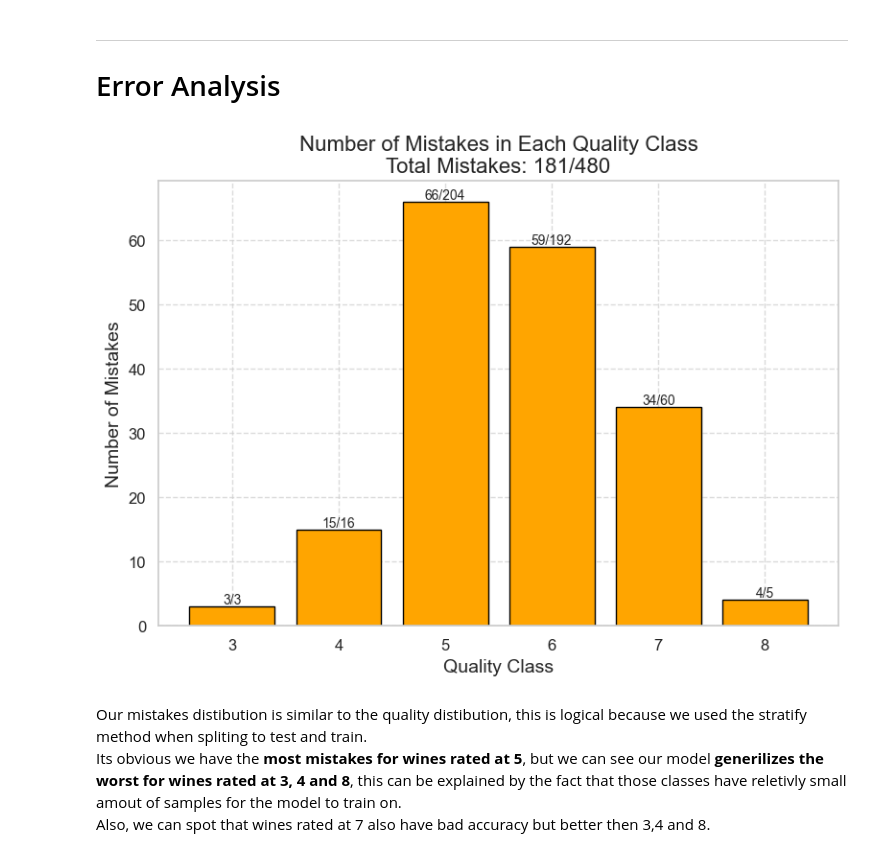
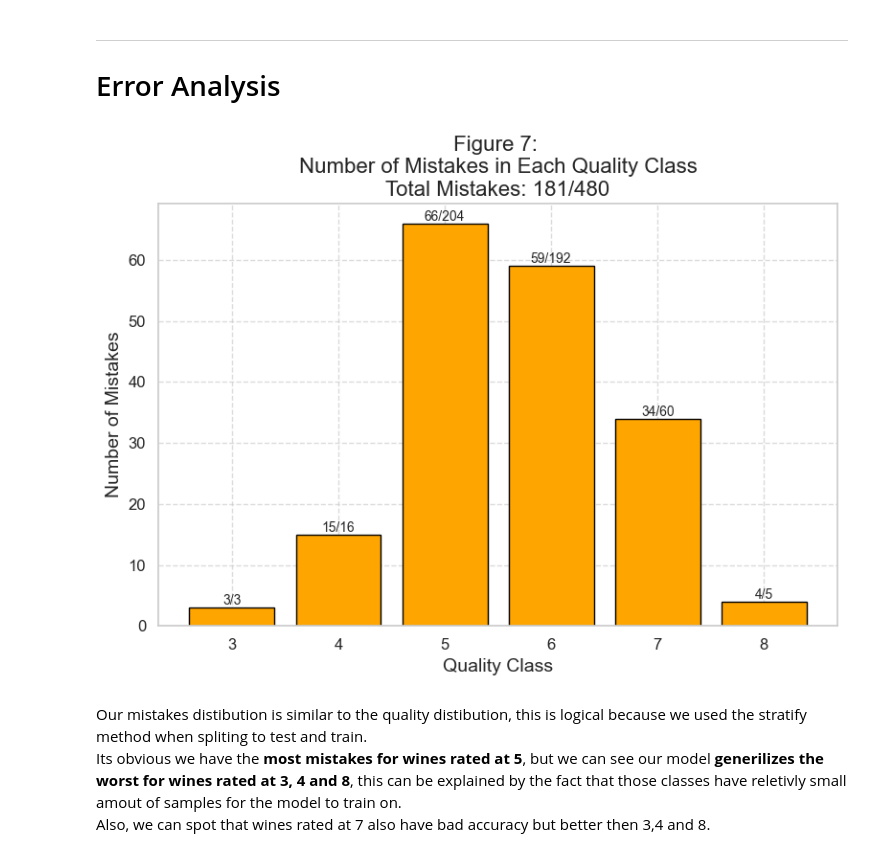
Before and after one commit to airbagdeer/tabular-ds-project, a Jupyter notebook: EX1.ipynb, the cells around one changed output. Drawn from its saved outputs; the diff is of its cells as text; code cells hidden in the pictures.

```diff
--- a/EX1.ipynb
+++ b/EX1.ipynb
@@ -403,29 +404,29 @@ We didn't transform any features of the data on purpose, that's because we wante
 # %%
 classes = [3, 4, 5, 6, 7, 8]
 amount_of_classes_in_each_class = np.unique(y_test, return_counts=True)[1]
 
 mistakes = []
 for i, label in enumerate(classes):
     mistakes.append(np.sum((y_test == label) & (y_pred_rounded != label)))
 
 sns.set(style="whitegrid")
 
 plt.figure(figsize=(8, 6))
 plt.bar(classes, mistakes, color='orange', edgecolor='black')
 
 for i, height in enumerate(mistakes):
     plt.text(classes[i], height, f'{height}/{amount_of_classes_in_each_class[i]}', ha='center', va='bottom', fontsize=10)
 
 plt.xlabel('Quality Class', fontsize=14)
 plt.ylabel('Number of Mistakes', fontsize=14)
-plt.title(f'Number of Mistakes in Each Quality Class\nTotal Mistakes: {np.sum(mistakes)}/{len(y_test)}', fontsize=16)
+plt.title(f'Figure 7: \nNumber of Mistakes in Each Quality Class\nTotal Mistakes: {np.sum(mistakes)}/{len(y_test)}', fontsize=16)
 plt.xticks(classes, fontsize=12)
 plt.yticks(fontsize=12)
 plt.grid(True, linestyle='--', alpha=0.7)
 plt.tight_layout()
 plt.show()
 # %% [output]
-[figure, old version]
+[figure, new version]
 # %% [markdown]
 Our mistakes distibution is similar to the quality distibution, this is logical because we used the stratify method when spliting to test and train. \
 Its obvious we have the **most mistakes for wines rated at 5**, but we can see our model **generilizes the worst for wines rated at 3, 4 and 8**, this can be explained by the fact that those classes have reletivly small amout of samples for the model to train on. \
```
Also changed, not shown: parts of 7 cells of this notebook.
